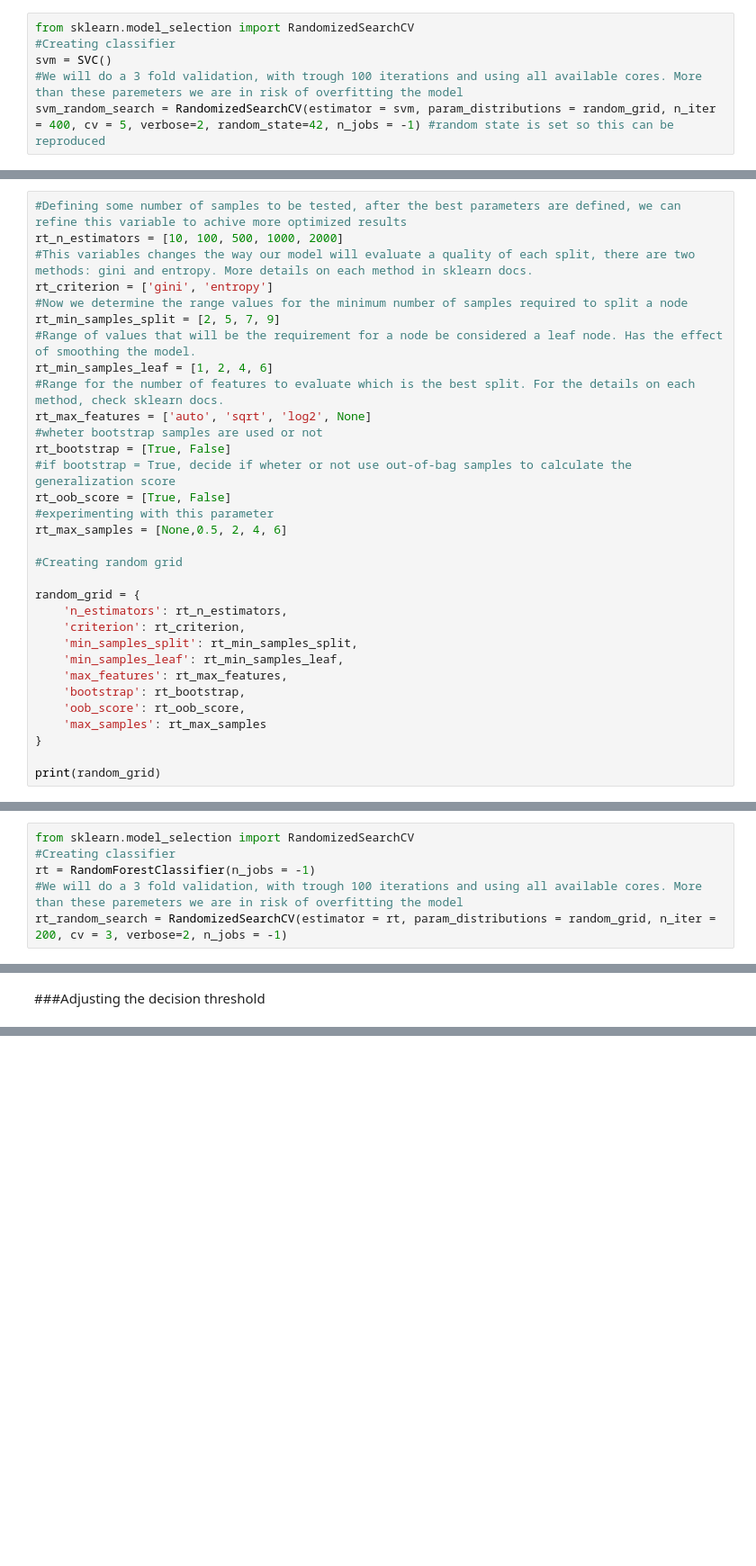
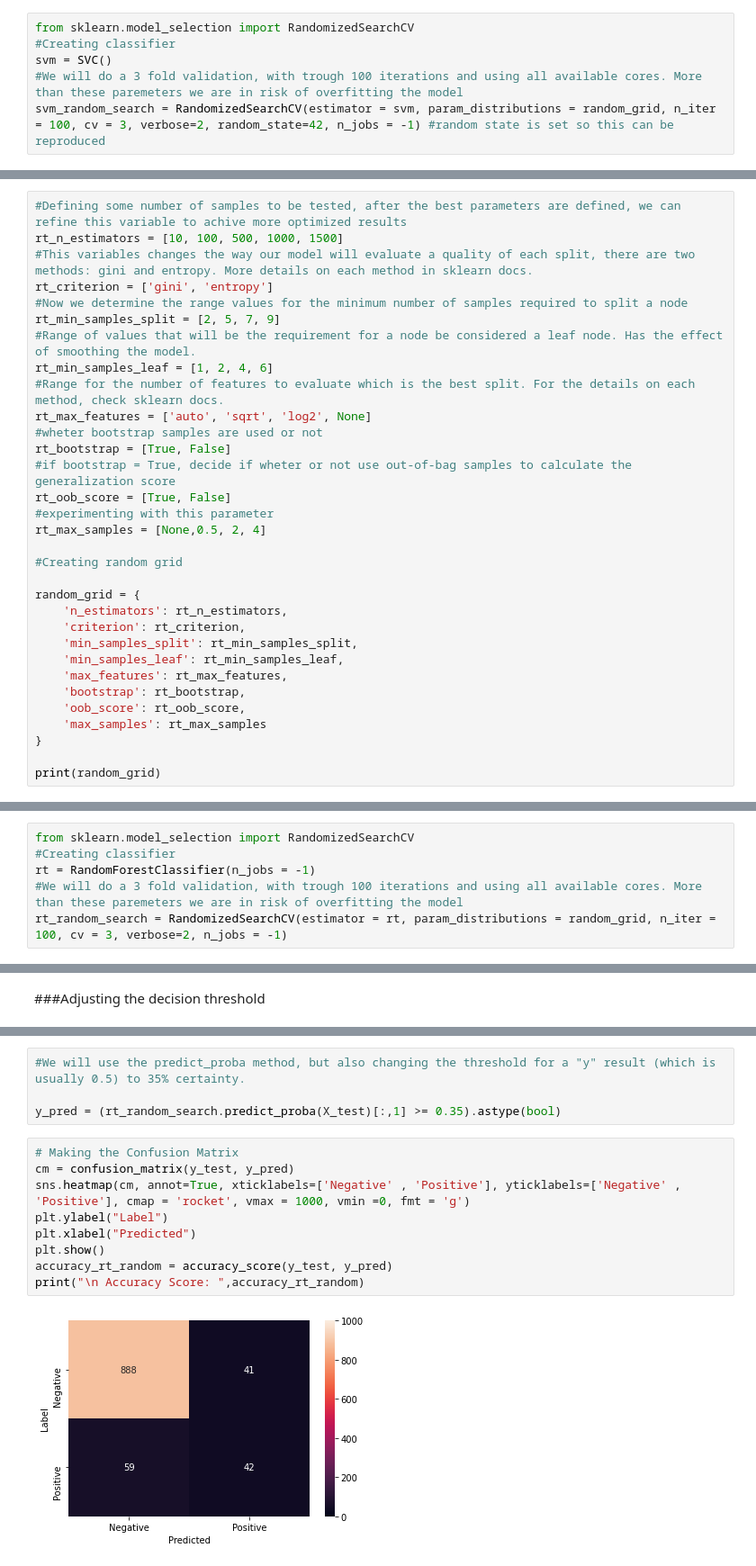
Before and after one commit to rafaelhora/bank_marketing, a Jupyter notebook: Bank_marketing.ipynb, the cells around one changed output, grey strips where cells are left out. Shown: that part at 90% size. Cells and saved outputs as stored; diff of their text form; blank space fills up the shorter version.

Commit message:
Adding decision threshold balancing

```diff
--- a/Bank_marketing.ipynb
+++ b/Bank_marketing.ipynb
@@ -455,7 +463,7 @@ from sklearn.model_selection import RandomizedSearchCV
 #Creating classifier
 svm = SVC()
 #We will do a 3 fold validation, with trough 100 iterations and using all available cores. More than these paremeters we are in risk of overfitting the model
-svm_random_search = RandomizedSearchCV(estimator = svm, param_distributions = random_grid, n_iter = 400, cv = 5, verbose=2, random_state=42, n_jobs = -1) #random state is set so this can be reproduced
+svm_random_search = RandomizedSearchCV(estimator = svm, param_distributions = random_grid, n_iter = 100, cv = 3, verbose=2, random_state=42, n_jobs = -1) #random state is set so this can be reproduced
 # %%
 # Fit the random search model
 svm_random_search.fit(X, y)
@@ -562,7 +566,7 @@ In an ununsual outcome, we seen to not have improved or model of SVR Classifier
 ###Defining parameter grid
 # %%
 #Defining some number of samples to be tested, after the best parameters are defined, we can refine this variable to achive more optimized results
-rt_n_estimators = [10, 100, 500, 1000, 2000]
+rt_n_estimators = [10, 100, 500, 1000, 1500]
 #This variables changes the way our model will evaluate a quality of each split, there are two methods: gini and entropy. More details on each method in sklearn docs.
 rt_criterion = ['gini', 'entropy']
 #Now we determine the range values for the minimum number of samples required to split a node
@@ -576,7 +580,7 @@ rt_bootstrap = [True, False]
 #if bootstrap = True, decide if wheter or not use out-of-bag samples to calculate the generalization score
 rt_oob_score = [True, False]
 #experimenting with this parameter
-rt_max_samples = [None,0.5, 2, 4, 6]
+rt_max_samples = [None,0.5, 2, 4]
 
 #Creating random grid
 
@@ -601,7 +605,7 @@ from sklearn.model_selection import RandomizedSearchCV
 #Creating classifier
 rt = RandomForestClassifier(n_jobs = -1)
 #We will do a 3 fold validation, with trough 100 iterations and using all available cores. More than these paremeters we are in risk of overfitting the model
-rt_random_search = RandomizedSearchCV(estimator = rt, param_distributions = random_grid, n_iter = 200, cv = 3, verbose=2, n_jobs = -1)
+rt_random_search = RandomizedSearchCV(estimator = rt, param_distributions = random_grid, n_iter = 100, cv = 3, verbose=2, n_jobs = -1)
 # %%
 #searching for the best parameters
 
@@ -662,0 +666,15 @@ Using this Random Forest we achieved a slightly better improvement (< 1%) on our
+# %%
+#We will use the predict_proba method, but also changing the threshold for a "y" result (which is usually 0.5) to 35% certainty.
+
+y_pred = (rt_random_search.predict_proba(X_test)[:,1] >= 0.35).astype(bool)
+# %%
+# Making the Confusion Matrix
+cm = confusion_matrix(y_test, y_pred)
+sns.heatmap(cm, annot=True, xticklabels=['Negative' , 'Positive'], yticklabels=['Negative' , 'Positive'], cmap = 'rocket', vmax = 1000, vmin =0, fmt = 'g')
+plt.ylabel("Label")
+plt.xlabel("Predicted")
+plt.show()
+accuracy_rt_random = accuracy_score(y_test, y_pred)
+print("\n Accuracy Score: ",accuracy_rt_random)
+# %% [output]
+[figure, added]
```
Also changed, not shown: parts of 17 cells of this notebook.
